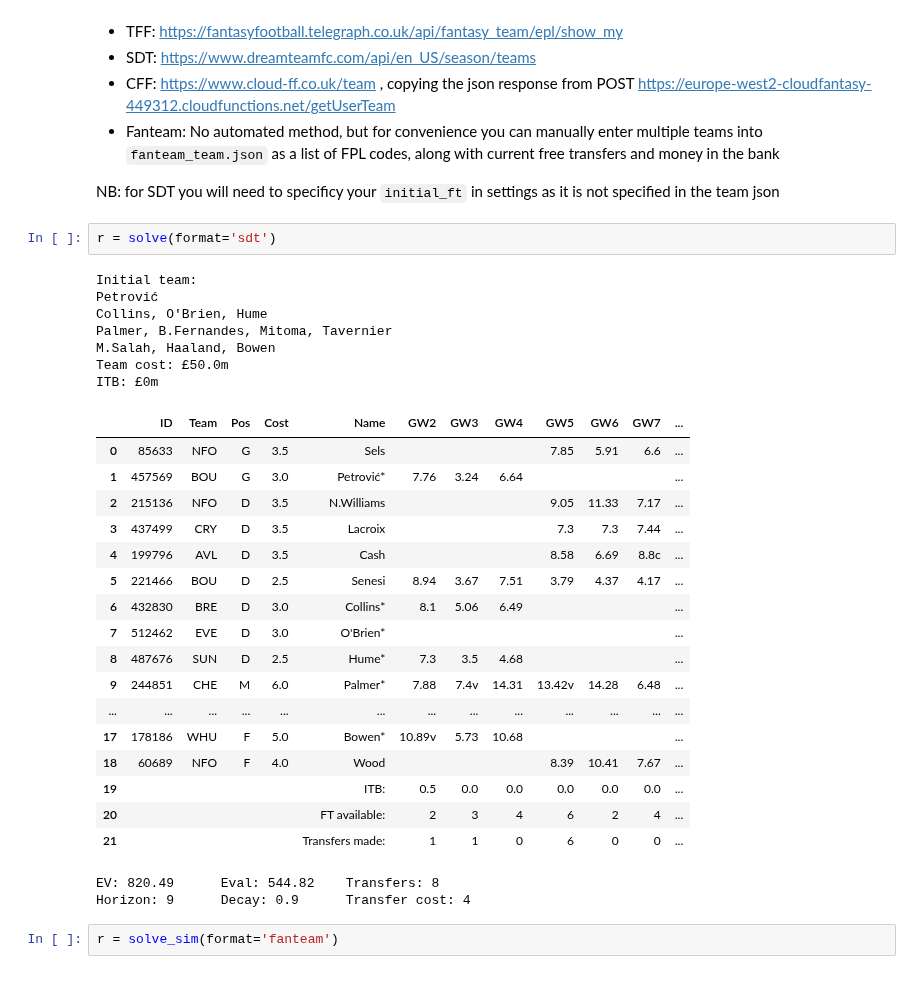
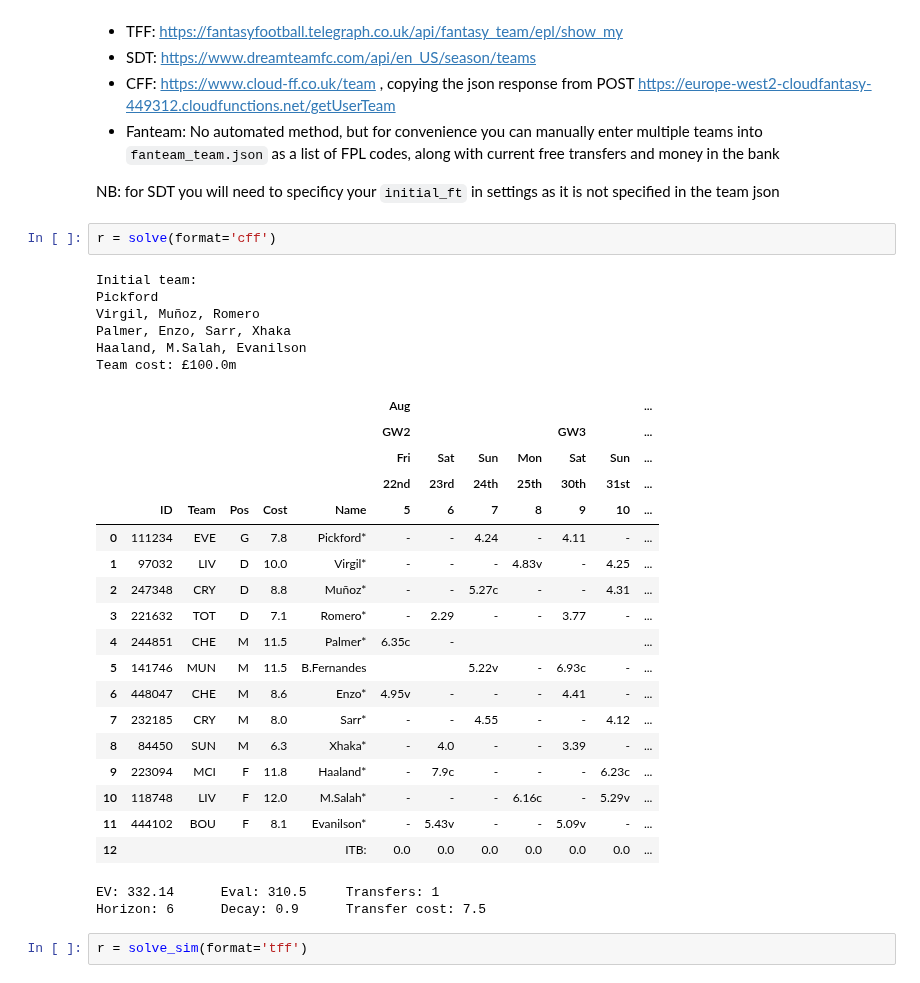
Before and after one commit to SamTroy/multi_ff_opt, a Jupyter notebook: run/run.ipynb, the cells around one changed output. Saved outputs shown, nothing was run; the diff lists cells and outputs as text.

```diff
--- a/run/run.ipynb
+++ b/run/run.ipynb
@@ -2199,33 +2308,33 @@ Your initial team can either be inputted manually as a list of FPL codes in sett
 
 NB: for SDT you will need to specificy your `initial_ft` in settings as it is not specified in the team json
 # %%
-r = solve(format='sdt')
+r = solve(format='cff')
 # %% [output]
 Initial team:
-Petrović
-Collins, O'Brien, Hume
-Palmer, B.Fernandes, Mitoma, Tavernier
-M.Salah, Haaland, Bowen
-Team cost: £50.0m
-ITB: £0m
+Pickford
+Virgil, Muñoz, Romero
+Palmer, Enzo, Sarr, Xhaka
+Haaland, M.Salah, Evanilson
+Team cost: £100.0m
-|  | ID | Team | Pos | Cost | Name | GW2 | GW3 | GW4 | GW5 | GW6 | GW7 | ... |
-| 0 | 85633 | NFO | G | 3.5 | Sels |  |  |  | 7.85 | 5.91 | 6.6 | ... |
-| 1 | 457569 | BOU | G | 3.0 | Petrović* | 7.76 | 3.24 | 6.64 |  |  |  | ... |
-| 2 | 215136 | NFO | D | 3.5 | N.Williams |  |  |  | 9.05 | 11.33 | 7.17 | ... |
-| 3 | 437499 | CRY | D | 3.5 | Lacroix |  |  |  | 7.3 | 7.3 | 7.44 | ... |
-| 4 | 199796 | AVL | D | 3.5 | Cash |  |  |  | 8.58 | 6.69 | 8.8c | ... |
-| 5 | 221466 | BOU | D | 2.5 | Senesi | 8.94 | 3.67 | 7.51 | 3.79 | 4.37 | 4.17 | ... |
-| 6 | 432830 | BRE | D | 3.0 | Collins* | 8.1 | 5.06 | 6.49 |  |  |  | ... |
-| 7 | 512462 | EVE | D | 3.0 | O'Brien* |  |  |  |  |  |  | ... |
-| 8 | 487676 | SUN | D | 2.5 | Hume* | 7.3 | 3.5 | 4.68 |  |  |  | ... |
-| 9 | 244851 | CHE | M | 6.0 | Palmer* | 7.88 | 7.4v | 14.31 | 13.42v | 14.28 | 6.48 | ... |
-| ... | ... | ... | ... | ... | ... | ... | ... | ... | ... | ... | ... | ... |
-| 17 | 178186 | WHU | F | 5.0 | Bowen* | 10.89v | 5.73 | 10.68 |  |  |  | ... |
-| 18 | 60689 | NFO | F | 4.0 | Wood |  |  |  | 8.39 | 10.41 | 7.67 | ... |
-| 19 |  |  |  |  | ITB: | 0.5 | 0.0 | 0.0 | 0.0 | 0.0 | 0.0 | ... |
-| 20 |  |  |  |  | FT available: | 2 | 3 | 4 | 6 | 2 | 4 | ... |
-| 21 |  |  |  |  | Transfers made: | 1 | 1 | 0 | 6 | 0 | 0 | ... |
+|  |  |  |  |  |  | Aug |  |  |  |  |  | ... |
+|  |  |  |  |  |  | GW2 |  |  |  | GW3 |  | ... |
+|  |  |  |  |  |  | Fri | Sat | Sun | Mon | Sat | Sun | ... |
+|  |  |  |  |  |  | 22nd | 23rd | 24th | 25th | 30th | 31st | ... |
+|  | ID | Team | Pos | Cost | Name | 5 | 6 | 7 | 8 | 9 | 10 | ... |
+| 0 | 111234 | EVE | G | 7.8 | Pickford* | - | - | 4.24 | - | 4.11 | - | ... |
+| 1 | 97032 | LIV | D | 10.0 | Virgil* | - | - | - | 4.83v | - | 4.25 | ... |
+| 2 | 247348 | CRY | D | 8.8 | Muñoz* | - | - | 5.27c | - | - | 4.31 | ... |
+| 3 | 221632 | TOT | D | 7.1 | Romero* | - | 2.29 | - | - | 3.77 | - | ... |
+| 4 | 244851 | CHE | M | 11.5 | Palmer* | 6.35c | - |  |  |  |  | ... |
+| 5 | 141746 | MUN | M | 11.5 | B.Fernandes |  |  | 5.22v | - | 6.93c | - | ... |
+| 6 | 448047 | CHE | M | 8.6 | Enzo* | 4.95v | - | - | - | 4.41 | - | ... |
+| 7 | 232185 | CRY | M | 8.0 | Sarr* | - | - | 4.55 | - | - | 4.12 | ... |
+| 8 | 84450 | SUN | M | 6.3 | Xhaka* | - | 4.0 | - | - | 3.39 | - | ... |
+| 9 | 223094 | MCI | F | 11.8 | Haaland* | - | 7.9c | - | - | - | 6.23c | ... |
+| 10 | 118748 | LIV | F | 12.0 | M.Salah* | - | - | - | 6.16c | - | 5.29v | ... |
+| 11 | 444102 | BOU | F | 8.1 | Evanilson* | - | 5.43v | - | - | 5.09v | - | ... |
+| 12 |  |  |  |  | ITB: | 0.0 | 0.0 | 0.0 | 0.0 | 0.0 | 0.0 | ... |
-EV: 820.49      Eval: 544.82    Transfers: 8
-Horizon: 9      Decay: 0.9      Transfer cost: 4
+EV: 332.14      Eval: 310.5     Transfers: 1
+Horizon: 6      Decay: 0.9      Transfer cost: 7.5
 # %%
-r = solve_sim(format='fanteam')
+r = solve_sim(format='tff')
```
Also changed, not shown: parts of 12 cells of this notebook, 10 other files.
